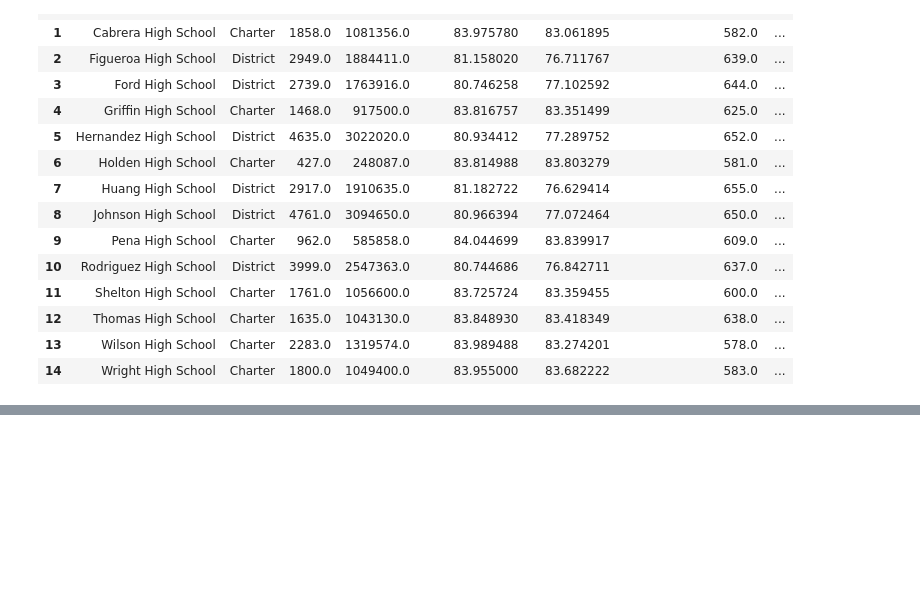
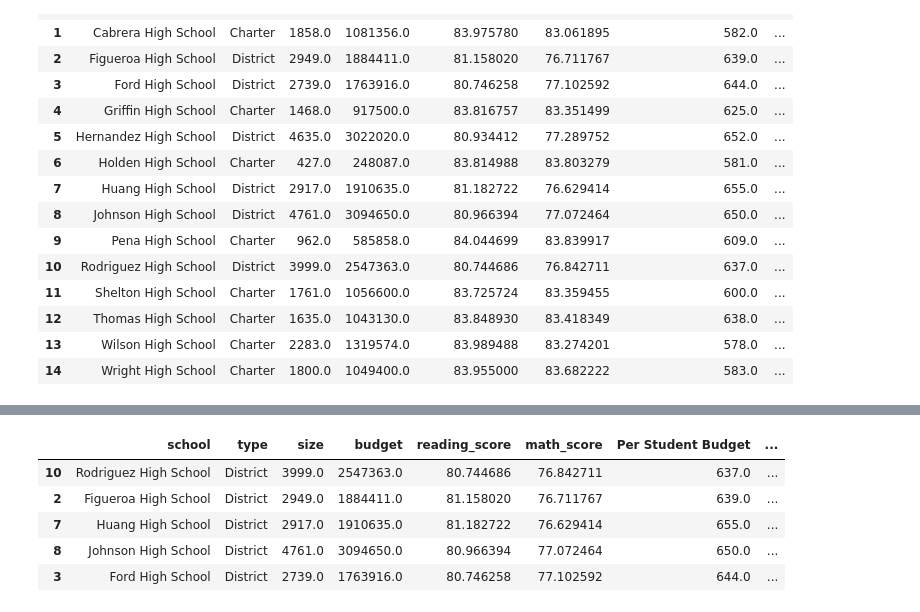
Before and after one commit to ehyoder/Academy_of_Py_Homework, a Jupyter notebook: Academy_of_Py_Beth_Yoder.ipynb, the cells around one changed output, grey strips where cells are left out. Drawn from its saved outputs; the diff is of its cells as text; code cells hidden in the pictures; blank space fills up the shorter version.

```diff
--- a/Academy_of_Py_Beth_Yoder.ipynb
+++ b/Academy_of_Py_Beth_Yoder.ipynb
@@ -175,7 +176,14 @@ school_summary_table_df.head()
 # %%
 # Bottom performing schools
-#school_summary_table_df = school_summary_table_df.loc[:, "Overall Passing Rate"]#
-#.sort
+bottom_schools = school_summary_merge.sort_values(by=['Overall Passing Rate'], ascending=True)
+bottom_schools.head()
+# %% [output]
+|  | school | type | size | budget | reading_score | math_score | Per Student Budget | ... |
+| 10 | Rodriguez High School | District | 3999.0 | 2547363.0 | 80.744686 | 76.842711 | 637.0 | ... |
+| 2 | Figueroa High School | District | 2949.0 | 1884411.0 | 81.158020 | 76.711767 | 639.0 | ... |
+| 7 | Huang High School | District | 2917.0 | 1910635.0 | 81.182722 | 76.629414 | 655.0 | ... |
+| 8 | Johnson High School | District | 4761.0 | 3094650.0 | 80.966394 | 77.072464 | 650.0 | ... |
+| 3 | Ford High School | District | 2739.0 | 1763916.0 | 80.746258 | 77.102592 | 644.0 | ... |
 # %%
 # Math scores for each grade, grouped by school
 student_data_df_9th = student_data_df[student_data_df["grade"] == '9th']
```
Also changed, not shown: parts of 10 cells of this notebook.
